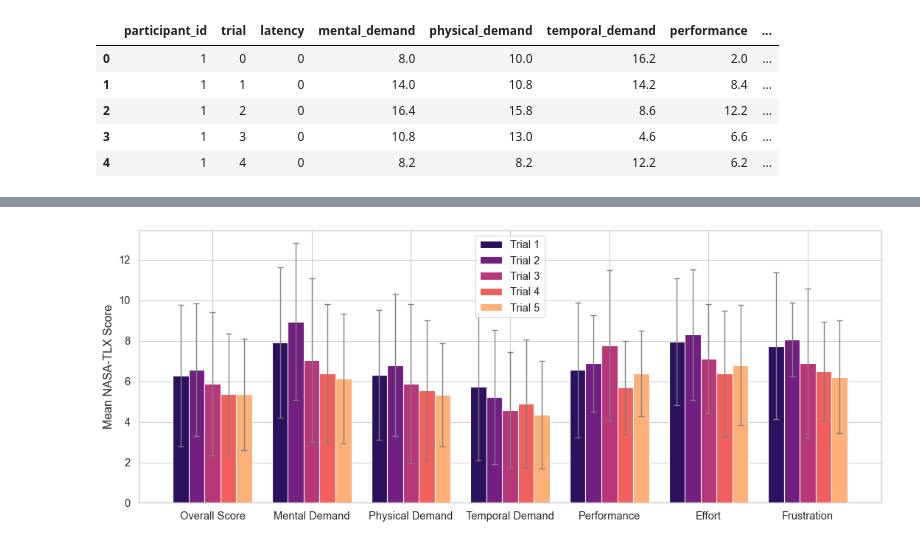
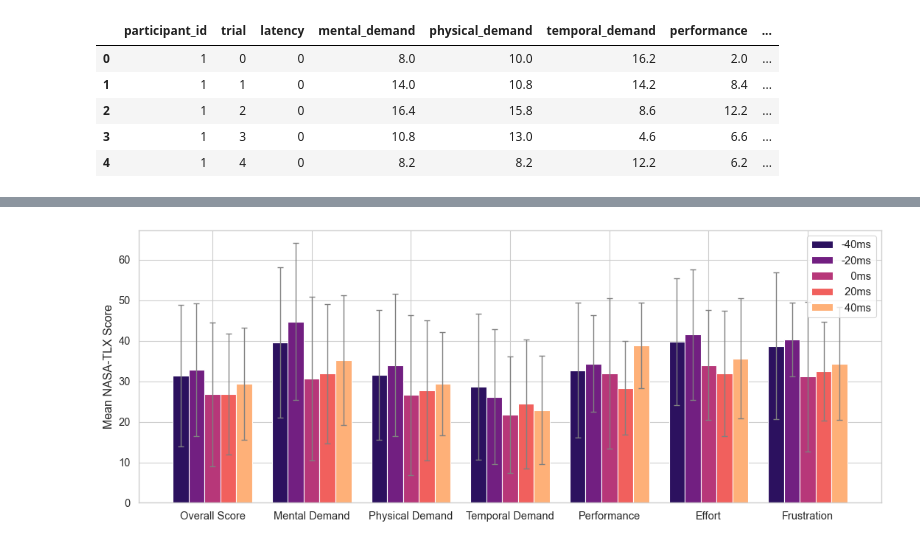
Before and after one commit to lucawoik/SpeedyMouseEvaluation, a Jupyter notebook: descriptive_analysis.ipynb, the cells around one changed output, grey strips where cells are left out. Cells and saved outputs as stored; diff of their text form; code cells hidden in the pictures.

```diff
--- a/descriptive_analysis.ipynb
+++ b/descriptive_analysis.ipynb
@@ -549,7 +701,8 @@ overall score: 5.89 (4.68)
 # %%
 # calculate scores per trial
 trial = 0
-trials = tlx_df["trial"].unique()
+trials = tlx_df["level_of_latency"].unique()
+print(trials)
 tlx_trial_df = pd.DataFrame(
     {
         "trial": trials,
@@ -582,36 +735,36 @@ for level_of_latency in tlx_df["level_of_latency"].unique():
     (
         tlx_trial_df.loc[trial, "mean_score"],
         tlx_std_trial_df.loc[trial, "std_score"],
-    ) = calculate_mean_std(trial_df.to_numpy())
+    ) = calculate_mean_std(trial_df.to_numpy()*5)
 
 
     (
         tlx_trial_df.loc[trial, "mean_mental_demand"],
         tlx_std_trial_df.loc[trial, "std_mental_demand"],
-    ) = calculate_mean_std(trial_df["mental_demand"])
+    ) = calculate_mean_std(trial_df["mental_demand"]*5)
 
     (
         tlx_trial_df.loc[trial, "mean_physical_demand"],
         tlx_std_trial_df.loc[trial, "std_physical_demand"],
-    ) = calculate_mean_std(trial_df["physical_demand"])
+    ) = calculate_mean_std(trial_df["physical_demand"]*5)
 
     (
         tlx_trial_df.loc[trial, "mean_temporal_demand"],
         tlx_std_trial_df.loc[trial, "std_temporal_demand"],
-    ) = calculate_mean_std(trial_df["temporal_demand"])
+    ) = calculate_mean_std(trial_df["temporal_demand"]*5)
 
     (
         tlx_trial_df.loc[trial, "mean_performance"],
         tlx_std_trial_df.loc[trial, "std_performance"],
-    ) = calculate_mean_std(trial_df["performance"])
+    ) = calculate_mean_std(trial_df["performance"]*5)
 
     (
         tlx_trial_df.loc[trial, "mean_effort"],
         tlx_std_trial_df.loc[trial, "std_effort"],
-    ) = calculate_mean_std(trial_df["effort"])
+    ) = calculate_mean_std(trial_df["effort"]*5)
 
     (
         tlx_trial_df.loc[trial, "mean_frustration"],
         tlx_std_trial_df.loc[trial, "std_frustration"],
-    ) = calculate_mean_std(trial_df["frustration"])
+    ) = calculate_mean_std(trial_df["frustration"]*5)
     trial+=1
@@ -627,31 +773,37 @@ tlx_trial_df
+# %%
+tlx_trial_df = tlx_trial_df.sort_values("trial")
+tlx_trial_df.reset_index(inplace=True, drop=True)
 # %%
 scores = ("Overall Score", "Mental Demand", "Physical Demand", "Temporal Demand", "Performance", "Effort", "Frustration")
 x = np.arange(1, len(scores) + 1, 1)
 sns.set_theme(style='whitegrid', font_scale=1.2, context='paper')
 palette = sns.color_palette("magma", 5)
 sns.set_palette(palette)
 
 multiplier = 0
 margin = 0.1
 width = (1 - 2 * margin)/5
+latencies = ["-40ms", "-20ms", "   0ms", " 20ms", " 40ms"]
 
 fig, ax = plt.subplots()
 
 fig.set_figwidth(13)
 
 for trial, entry in tlx_trial_df.drop(["trial"], axis=1).iterrows():
     offset = width * multiplier + margin
-    rects = ax.bar(x + offset, entry, width, label="Trial " + str(multiplier + 1))
+    rects = ax.bar(x + offset, entry, width, label=latencies[trial])
     e = tlx_std_trial_df.drop(["trials"], axis=1).loc[trial] * 1.96 / np.sqrt(tlx_std_trial_df.shape[1])
     (_, caps, _) = ax.errorbar(x + offset, entry, e, linestyle='None', capsize=3, fmt="", color="grey", elinewidth=1)
     for cap in caps:
         cap.set_markeredgewidth(1)
     multiplier += 1
 
 plt.ylabel("Mean NASA-TLX Score")
 
-plt.legend()
+plt.legend(loc='upper right')
 ax.set_xticks(x + 2 * width + margin, scores)
+plt.savefig('figures/nasa_tlx.pdf', bbox_inches='tight')
+plt.savefig('figures/nasa_tlx.png', bbox_inches='tight')
 plt.show()
 # %% [output]
-[figure, old version]
+[figure, new version]
```
Also changed, not shown: parts of 9 cells of this notebook.
